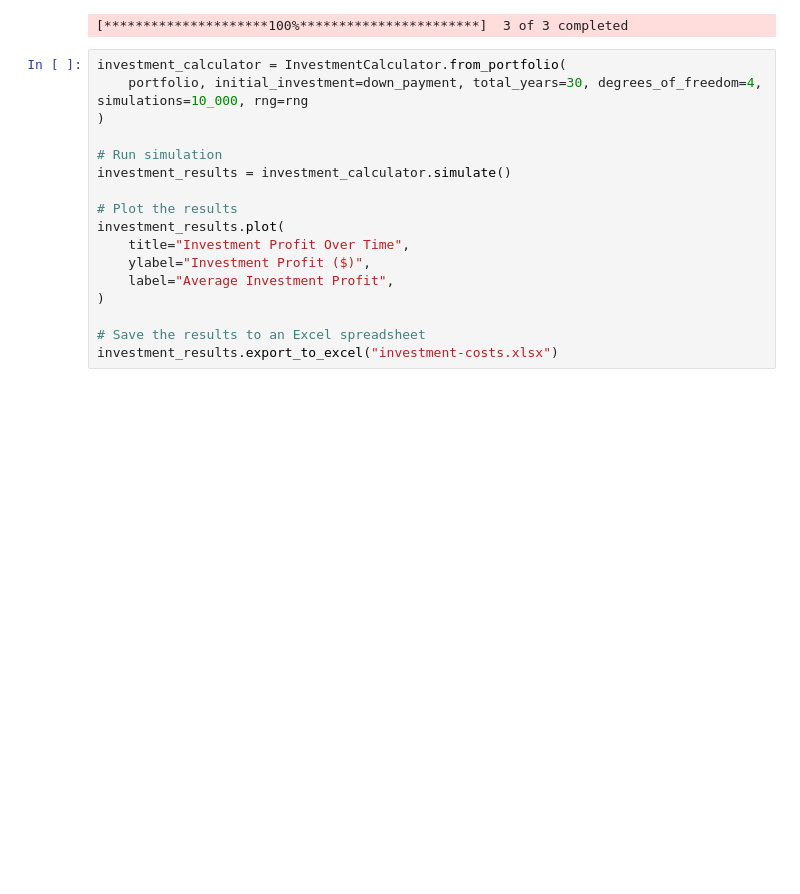
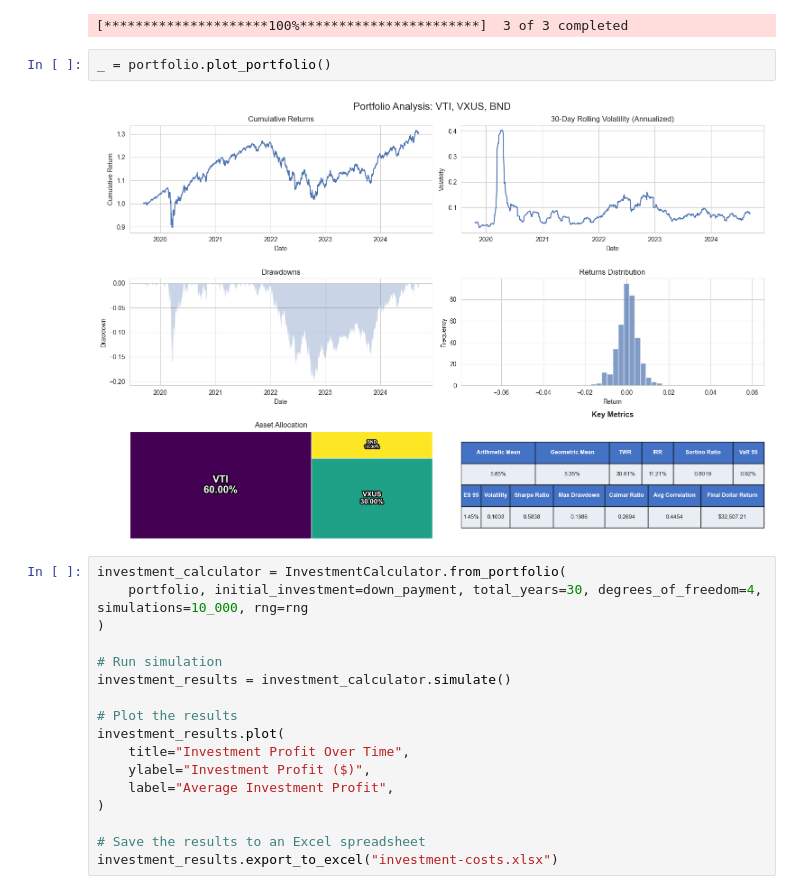
Before and after one commit to jcreinhold/nyc-home-cost-calculator, a Jupyter notebook: notebooks/example.ipynb, the cells around one changed output. Saved outputs shown, nothing was run; the diff lists cells and outputs as text; blank space fills up the shorter version.

Commit message:
Verify measures work correctly and add plots for portfolio

```diff
--- a/notebooks/example.ipynb
+++ b/notebooks/example.ipynb
@@ -100,6 +97,10 @@ rent_results.export_to_excel("rental-costs.xlsx")
 portfolio = Portfolio(["VTI", "VXUS", "BND"], weights=[0.6, 0.3, 0.1])
 # %% [output]
 [*********************100%***********************]  3 of 3 completed
+# %%
+_ = portfolio.plot_portfolio()
+# %% [output]
+[figure, added]
 # %%
 investment_calculator = InvestmentCalculator.from_portfolio(
     portfolio, initial_investment=down_payment, total_years=30, degrees_of_freedom=4, simulations=10_000, rng=rng
```
Also changed, not shown: parts of 2 cells of this notebook, 4 other files.
